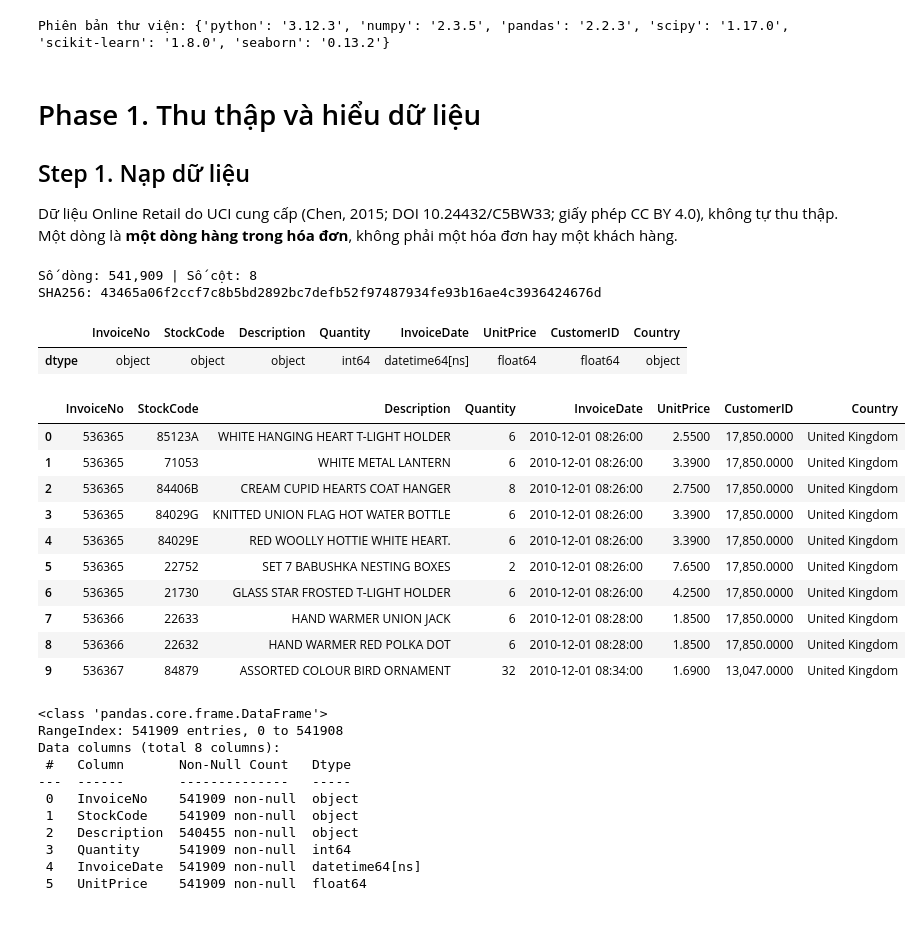
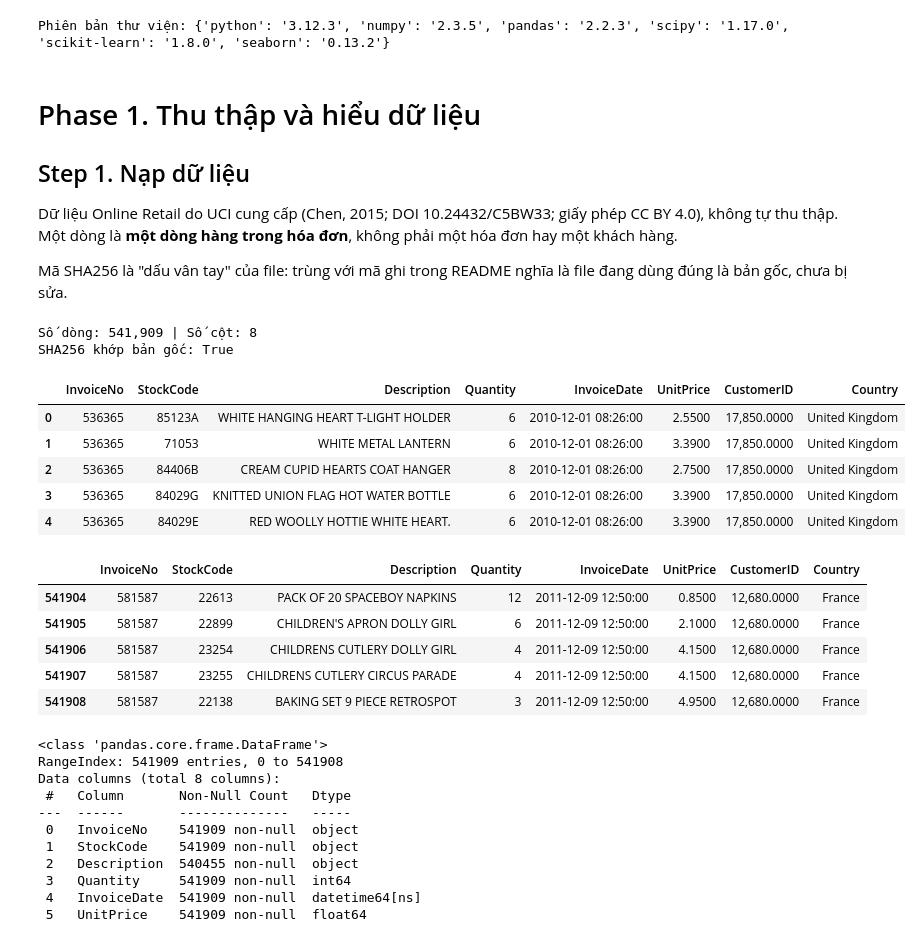
Before and after one commit to Trunguit1122/ecomanalysis, a Jupyter notebook: analysis/NhomXX_Phan_tich.ipynb, the cells around one changed output. Drawn from its saved outputs; the diff is of its cells as text; code cells hidden in the pictures.

```diff
--- a/analysis/NhomXX_Phan_tich.ipynb
+++ b/analysis/NhomXX_Phan_tich.ipynb
@@ -86,33 +101,34 @@ Phiên bản thư viện: {'python': '3.12.3', 'numpy': '2.3.5', 'pandas': '2.2.
 ## Step 1. Nạp dữ liệu
 
 Dữ liệu Online Retail do UCI cung cấp (Chen, 2015; DOI 10.24432/C5BW33; giấy phép CC BY 4.0), không tự thu thập. Một dòng là **một dòng hàng trong hóa đơn**, không phải một hóa đơn hay một khách hàng.
+
+Mã SHA256 là "dấu vân tay" của file: trùng với mã ghi trong README nghĩa là file đang dùng đúng là bản gốc, chưa bị sửa.
 # %%
 df_raw = pd.read_excel(DATA_PATH, engine='openpyxl')
 assert df_raw.columns.tolist() == EXPECTED_COLUMNS
 assert df_raw.shape == EXPECTED_SHAPE, 'Kiểm tra lại phiên bản dataset.'
 raw_sha256 = hashlib.sha256(DATA_PATH.read_bytes()).hexdigest()
 print(f'Số dòng: {df_raw.shape[0]:,} | Số cột: {df_raw.shape[1]}')
-print('SHA256:', raw_sha256)
-df_raw.dtypes.to_frame('dtype').T
+print('SHA256 khớp bản gốc:', raw_sha256 == EXPECTED_SHA256)
+df_raw.head()
 # %% [output]
 Số dòng: 541,909 | Số cột: 8
-SHA256: 43465a06f2ccf7c8b5bd2892bc7defb52f97487934fe93b16ae4c3936424676d
+SHA256 khớp bản gốc: True
 |  | InvoiceNo | StockCode | Description | Quantity | InvoiceDate | UnitPrice | CustomerID | Country |
-| dtype | object | object | object | int64 | datetime64[ns] | float64 | float64 | object |
+| 0 | 536365 | 85123A | WHITE HANGING HEART T-LIGHT HOLDER | 6 | 2010-12-01 08:26:00 | 2.5500 | 17,850.0000 | United Kingdom |
+| 1 | 536365 | 71053 | WHITE METAL LANTERN | 6 | 2010-12-01 08:26:00 | 3.3900 | 17,850.0000 | United Kingdom |
+| 2 | 536365 | 84406B | CREAM CUPID HEARTS COAT HANGER | 8 | 2010-12-01 08:26:00 | 2.7500 | 17,850.0000 | United Kingdom |
+| 3 | 536365 | 84029G | KNITTED UNION FLAG HOT WATER BOTTLE | 6 | 2010-12-01 08:26:00 | 3.3900 | 17,850.0000 | United Kingdom |
+| 4 | 536365 | 84029E | RED WOOLLY HOTTIE WHITE HEART. | 6 | 2010-12-01 08:26:00 | 3.3900 | 17,850.0000 | United Kingdom |
-# %%
-df_raw.head(10)
-# %% [output]
-|  | InvoiceNo | StockCode | Description | Quantity | InvoiceDate | UnitPrice | CustomerID | Country |
-| 0 | 536365 | 85123A | WHITE HANGING HEART T-LIGHT HOLDER | 6 | 2010-12-01 08:26:00 | 2.5500 | 17,850.0000 | United Kingdom |
-| 1 | 536365 | 71053 | WHITE METAL LANTERN | 6 | 2010-12-01 08:26:00 | 3.3900 | 17,850.0000 | United Kingdom |
-| 2 | 536365 | 84406B | CREAM CUPID HEARTS COAT HANGER | 8 | 2010-12-01 08:26:00 | 2.7500 | 17,850.0000 | United Kingdom |
-| 3 | 536365 | 84029G | KNITTED UNION FLAG HOT WATER BOTTLE | 6 | 2010-12-01 08:26:00 | 3.3900 | 17,850.0000 | United Kingdom |
-| 4 | 536365 | 84029E | RED WOOLLY HOTTIE WHITE HEART. | 6 | 2010-12-01 08:26:00 | 3.3900 | 17,850.0000 | United Kingdom |
-| 5 | 536365 | 22752 | SET 7 BABUSHKA NESTING BOXES | 2 | 2010-12-01 08:26:00 | 7.6500 | 17,850.0000 | United Kingdom |
-| 6 | 536365 | 21730 | GLASS STAR FROSTED T-LIGHT HOLDER | 6 | 2010-12-01 08:26:00 | 4.2500 | 17,850.0000 | United Kingdom |
-| 7 | 536366 | 22633 | HAND WARMER UNION JACK | 6 | 2010-12-01 08:28:00 | 1.8500 | 17,850.0000 | United Kingdom |
-| 8 | 536366 | 22632 | HAND WARMER RED POLKA DOT | 6 | 2010-12-01 08:28:00 | 1.8500 | 17,850.0000 | United Kingdom |
-| 9 | 536367 | 84879 | ASSORTED COLOUR BIRD ORNAMENT | 32 | 2010-12-01 08:34:00 | 1.6900 | 13,047.0000 | United Kingdom |
+# %%
+df_raw.tail()
+# %% [output]
+|  | InvoiceNo | StockCode | Description | Quantity | InvoiceDate | UnitPrice | CustomerID | Country |
+| 541904 | 581587 | 22613 | PACK OF 20 SPACEBOY NAPKINS | 12 | 2011-12-09 12:50:00 | 0.8500 | 12,680.0000 | France |
+| 541905 | 581587 | 22899 | CHILDREN'S APRON DOLLY GIRL | 6 | 2011-12-09 12:50:00 | 2.1000 | 12,680.0000 | France |
+| 541906 | 581587 | 23254 | CHILDRENS CUTLERY DOLLY GIRL | 4 | 2011-12-09 12:50:00 | 4.1500 | 12,680.0000 | France |
+| 541907 | 581587 | 23255 | CHILDRENS CUTLERY CIRCUS PARADE | 4 | 2011-12-09 12:50:00 | 4.1500 | 12,680.0000 | France |
+| 541908 | 581587 | 22138 | BAKING SET 9 PIECE RETROSPOT | 3 | 2011-12-09 12:50:00 | 4.9500 | 12,680.0000 | France |
 # %%
 df_raw.info()
 # %% [output]
```
Also changed, not shown: parts of 51 cells of this notebook, 2 other files.
